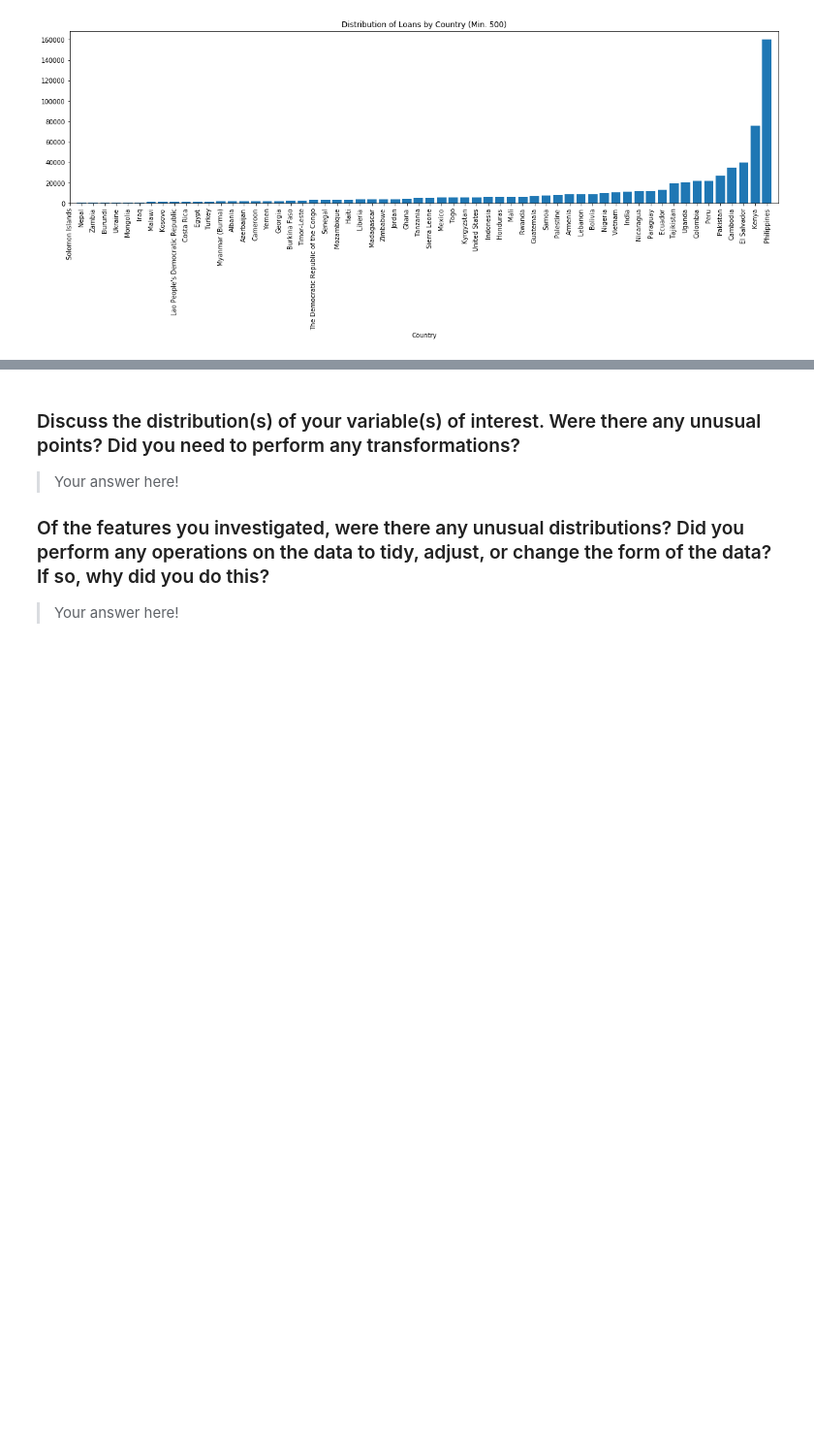
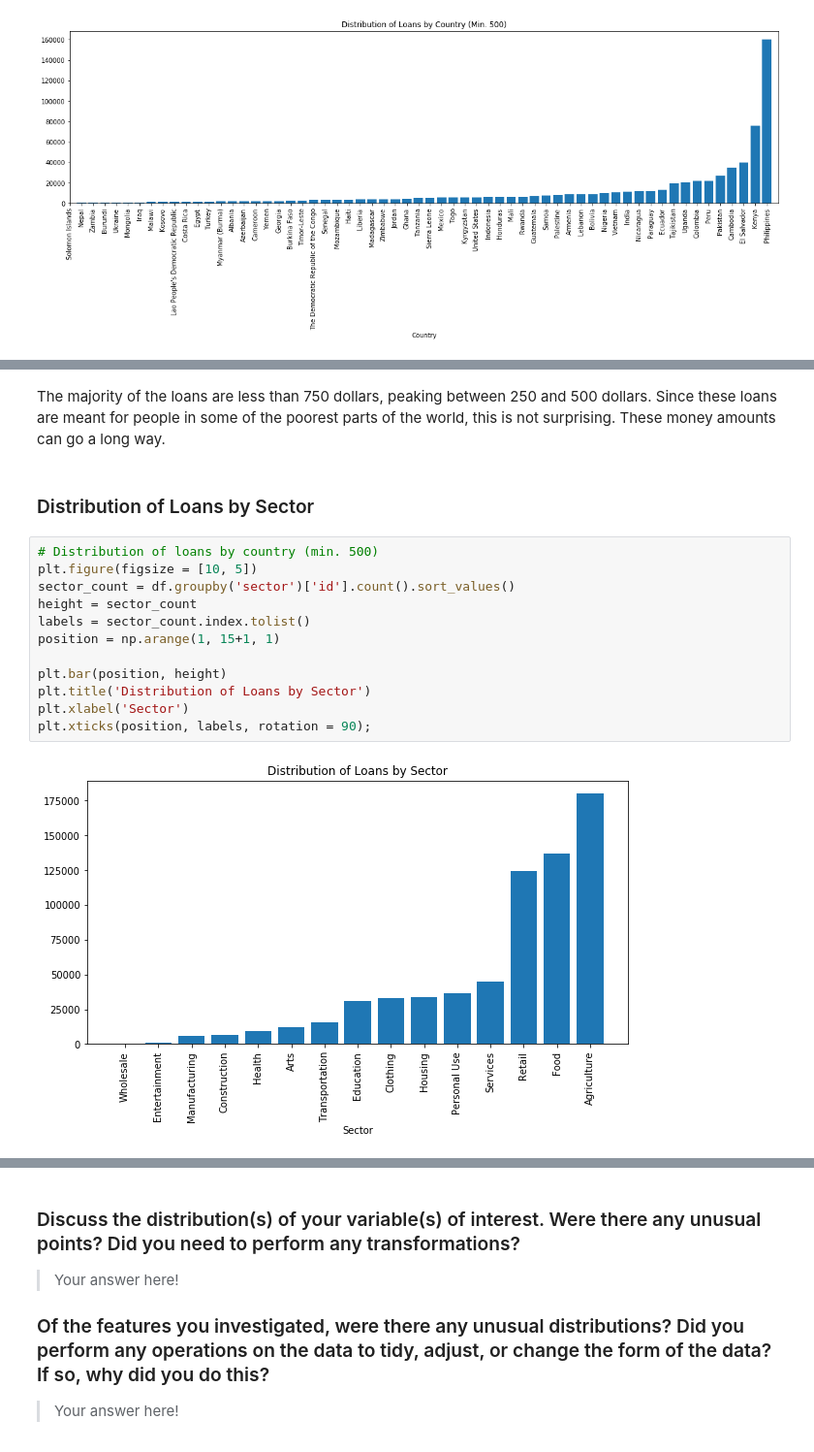
Before and after one commit to ChristopherSJames/kiva_repayment_analysis, a Jupyter notebook: kiva_repayment_analysis.ipynb, the cells around one changed output, grey strips where cells are left out. Shown: that part at 97% size. Cells and saved outputs as stored; diff of their text form; blank space fills up the shorter version.

```diff
--- a/kiva_repayment_analysis.ipynb
+++ b/kiva_repayment_analysis.ipynb
@@ -96,0 +111,18 @@ One thing that stands out with the distribution of loans by country is the geogr
+# %% [markdown]
+The majority of the loans are less than 750 dollars, peaking between 250 and 500 dollars. Since these loans are meant for people in some of the poorest parts of the world, this is not surprising. These money amounts can go a long way.
+# %% [markdown]
+### Distribution of Loans by Sector
+# %%
+# Distribution of loans by country (min. 500)
+plt.figure(figsize = [10, 5])
+sector_count = df.groupby('sector')['id'].count().sort_values()
+height = sector_count
+labels = sector_count.index.tolist()
+position = np.arange(1, 15+1, 1)
+
+plt.bar(position, height)
+plt.title('Distribution of Loans by Sector')
+plt.xlabel('Sector')
+plt.xticks(position, labels, rotation = 90);
+# %% [output]
+[figure, added]
```
Also changed, not shown: parts of 4 cells of this notebook.
